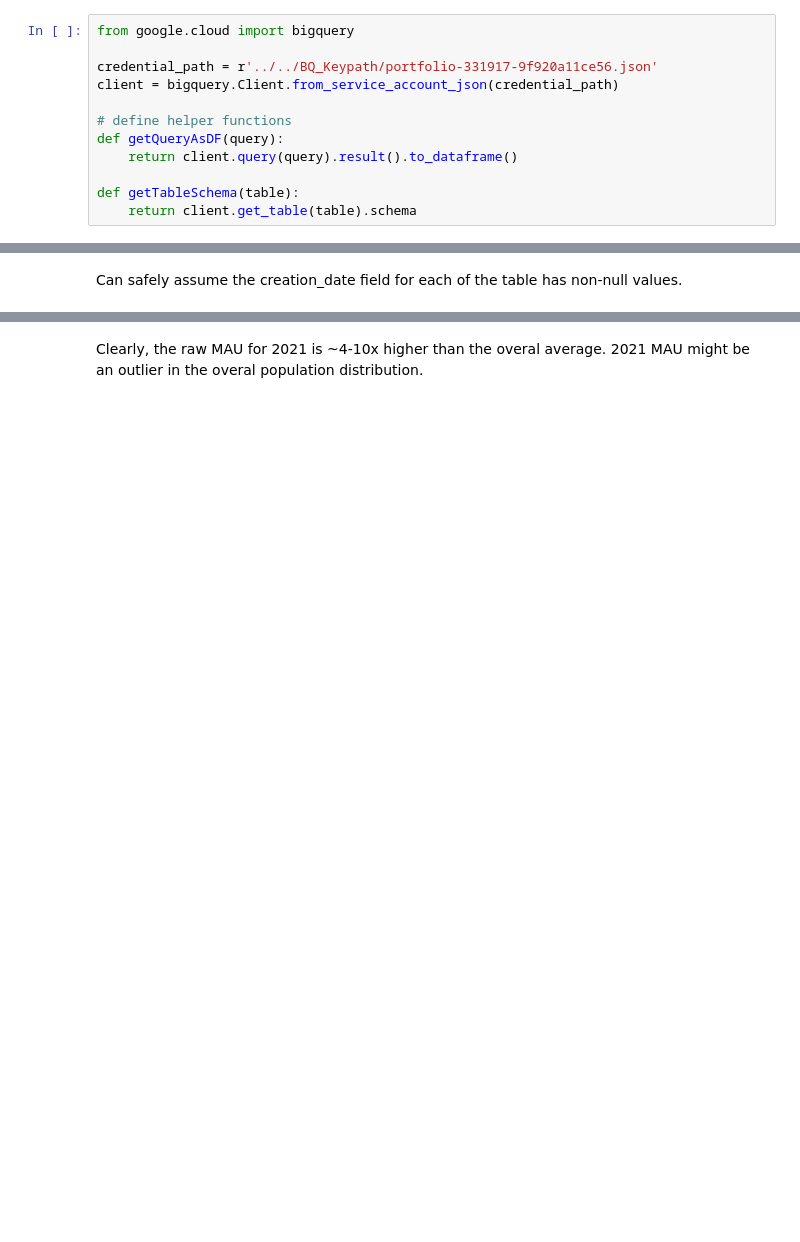
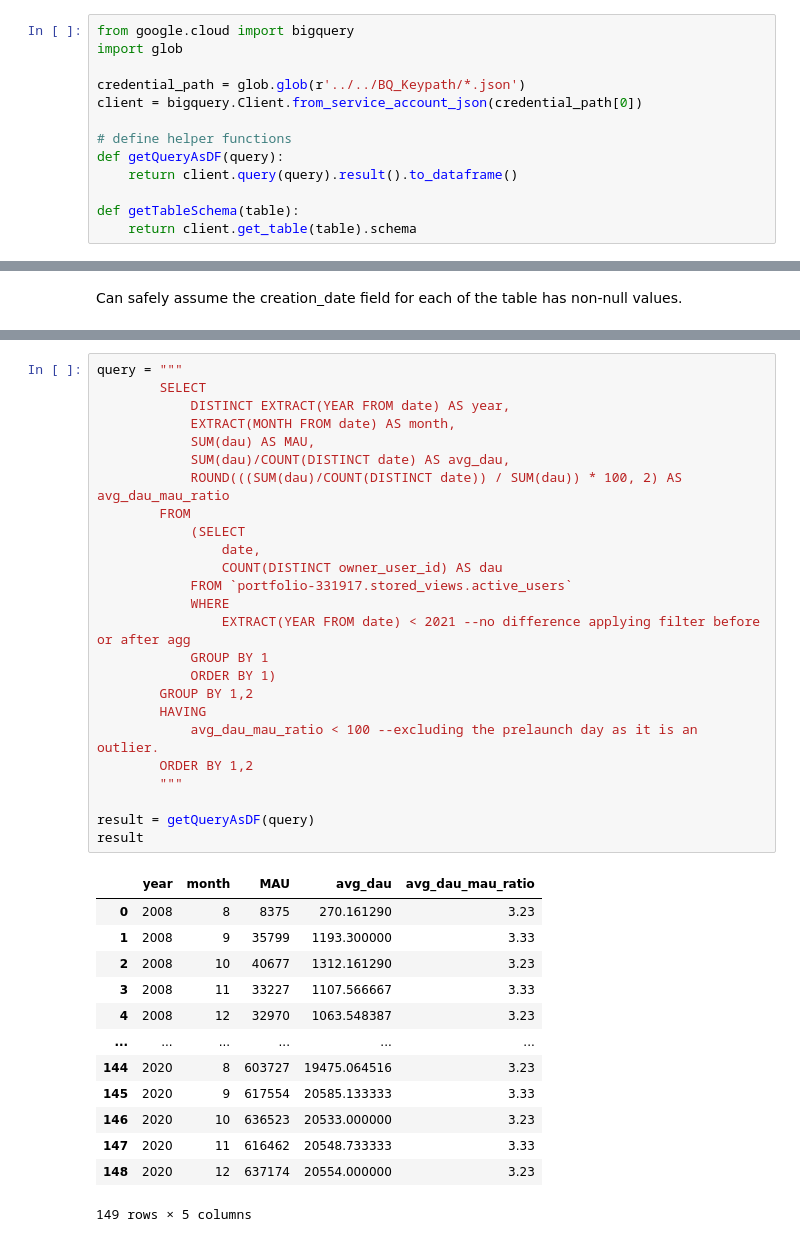
Before and after one commit to mbo0000/Personal-Projects, a Jupyter notebook: StackoverflowCaseStudy/sof_case_study.ipynb, the cells around one changed output, grey strips where cells are left out. Saved outputs shown, nothing was run; the diff lists cells and outputs as text; blank space fills up the shorter version.

Commit message:
scs: adding overall engagement ratio

```diff
--- a/StackoverflowCaseStudy/sof_case_study.ipynb
+++ b/StackoverflowCaseStudy/sof_case_study.ipynb
@@ -13,8 +16,9 @@ import seaborn as sns
 # %%
 from google.cloud import bigquery
+import glob
 
-credential_path = r'../../BQ_Keypath/portfolio-331917-9f920a11ce56.json'
-client = bigquery.Client.from_service_account_json(credential_path)
+credential_path = glob.glob(r'../../BQ_Keypath/*.json')
+client = bigquery.Client.from_service_account_json(credential_path[0])
 
 # define helper functions
 def getQueryAsDF(query):
@@ -225,2 +280,39 @@ result
-# %% [markdown]
-Clearly, the raw MAU for 2021 is ~4-10x higher than the overal average. 2021 MAU might be an outlier in the overal population distribution.
+# %%
+query = """
+        SELECT
+            DISTINCT EXTRACT(YEAR FROM date) AS year,
+            EXTRACT(MONTH FROM date) AS month,
+            SUM(dau) AS MAU,
+            SUM(dau)/COUNT(DISTINCT date) AS avg_dau,
+            ROUND(((SUM(dau)/COUNT(DISTINCT date)) / SUM(dau)) * 100, 2) AS avg_dau_mau_ratio
+        FROM
+            (SELECT
+                date,
+                COUNT(DISTINCT owner_user_id) AS dau
+            FROM `portfolio-331917.stored_views.active_users`
+            WHERE
+                EXTRACT(YEAR FROM date) < 2021 --no difference applying filter before or after agg
+            GROUP BY 1
+            ORDER BY 1)
+        GROUP BY 1,2
+        HAVING
+            avg_dau_mau_ratio < 100 --excluding the prelaunch day as it is an outlier.
+        ORDER BY 1,2
+        """
+
+result = getQueryAsDF(query)
+result
+# %% [output]
+|  | year | month | MAU | avg_dau | avg_dau_mau_ratio |
+| 0 | 2008 | 8 | 8375 | 270.161290 | 3.23 |
+| 1 | 2008 | 9 | 35799 | 1193.300000 | 3.33 |
+| 2 | 2008 | 10 | 40677 | 1312.161290 | 3.23 |
+| 3 | 2008 | 11 | 33227 | 1107.566667 | 3.33 |
+| 4 | 2008 | 12 | 32970 | 1063.548387 | 3.23 |
+| ... | ... | ... | ... | ... | ... |
+| 144 | 2020 | 8 | 603727 | 19475.064516 | 3.23 |
+| 145 | 2020 | 9 | 617554 | 20585.133333 | 3.33 |
+| 146 | 2020 | 10 | 636523 | 20533.000000 | 3.23 |
+| 147 | 2020 | 11 | 616462 | 20548.733333 | 3.33 |
+| 148 | 2020 | 12 | 637174 | 20554.000000 | 3.23 |
+149 rows × 5 columns
```
Also changed, not shown: parts of 19 cells of this notebook.
